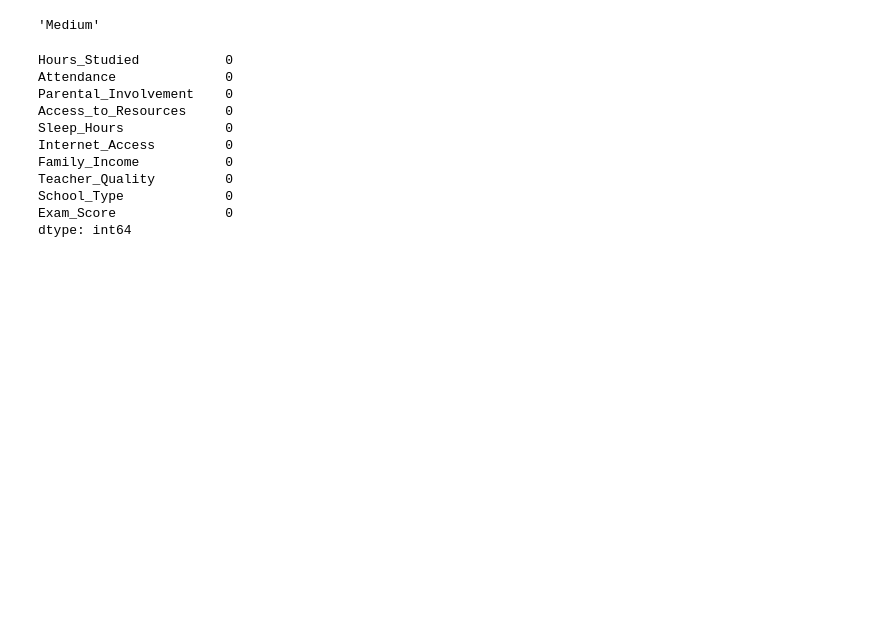
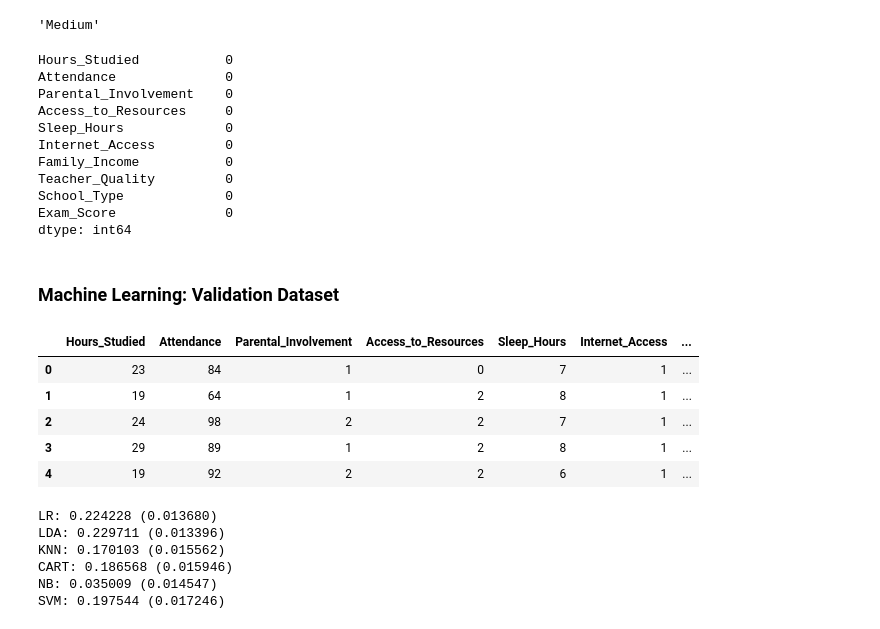
Before and after one commit to dylanDA23/DTA_Assignment2024, a Jupyter notebook: NewDataSet/DTA_ASSIGNMENT.ipynb, the cells around one changed output. Saved outputs shown, nothing was run; the diff lists cells and outputs as text; code cells hidden in the pictures; blank space fills up the shorter version.

```diff
--- a/NewDataSet/DTA_ASSIGNMENT.ipynb
+++ b/NewDataSet/DTA_ASSIGNMENT.ipynb
@@ -195,0 +168,2 @@ for column in df_new.columns:
+# %% [markdown]
+### Machine Learning: Validation Dataset
@@ -195,0 +190,18 @@ for column in df_new.columns:
+# %%
+# Here we are using the above module to pass the column name where our categorical data is.
+# It is worth mentioning that this approach wouldn't work well in columns with no Inherent order -- categories with no natural order like 'Red', 'Green', Yellow'
+stdData['Parental_Involvement'] = le.fit_transform(stdData['Parental_Involvement'])
+stdData['Access_to_Resources'] = le.fit_transform(stdData['Access_to_Resources'])
+stdData['Internet_Access'] = le.fit_transform(stdData['Internet_Access'])
+stdData['Family_Income'] = le.fit_transform(stdData['Family_Income'])
+stdData['Teacher_Quality'] = le.fit_transform(stdData['Teacher_Quality'])
+stdData['School_Type'] = le.fit_transform(stdData['School_Type'])
+# %%
+stdData.head()
+# %% [output]
+|  | Hours_Studied | Attendance | Parental_Involvement | Access_to_Resources | Sleep_Hours | Internet_Access | ... |
+| 0 | 23 | 84 | 1 | 0 | 7 | 1 | ... |
+| 1 | 19 | 64 | 1 | 2 | 8 | 1 | ... |
+| 2 | 24 | 98 | 2 | 2 | 7 | 1 | ... |
+| 3 | 29 | 89 | 1 | 2 | 8 | 1 | ... |
+| 4 | 19 | 92 | 2 | 2 | 6 | 1 | ... |
@@ -195,0 +225,32 @@ for column in df_new.columns:
+# %%
+models = []
+models.append(('LR', LogisticRegression(max_iter=200)))
+models.append(('LDA', LinearDiscriminantAnalysis()))
+models.append(('KNN', KNeighborsClassifier()))
+models.append(('CART', DecisionTreeClassifier()))
+models.append(('NB', GaussianNB()))
+models.append(('SVM', SVC()))
+
+# Evaluate each model
+results = []
+names = []
+
+for name, model in models:
+    kfold = model_selection.KFold(n_splits=10, shuffle=True, random_state=seed)
+    # Use the unscaled data for all models except Logistic Regression
+    if name == 'LR':
+        cv_results = model_selection.cross_val_score(model, X_train_scaled, Y_train, cv=kfold, scoring=scoring) ## Using our scaled train set here
+    else:
+        cv_results = model_selection.cross_val_score(model, X_train, Y_train, cv=kfold, scoring=scoring)
+
+    results.append(cv_results)
+    names.append(name)
+    msg = "%s: %f (%f)" % (name, cv_results.mean(), cv_results.std())
+    print(msg)
+# %% [output]
+LR: 0.224228 (0.013680)
+LDA: 0.229711 (0.013396)
+KNN: 0.170103 (0.015562)
+CART: 0.186568 (0.015946)
+NB: 0.035009 (0.014547)
+SVM: 0.197544 (0.017246)
```
Also changed, not shown: parts of 14 cells of this notebook.
